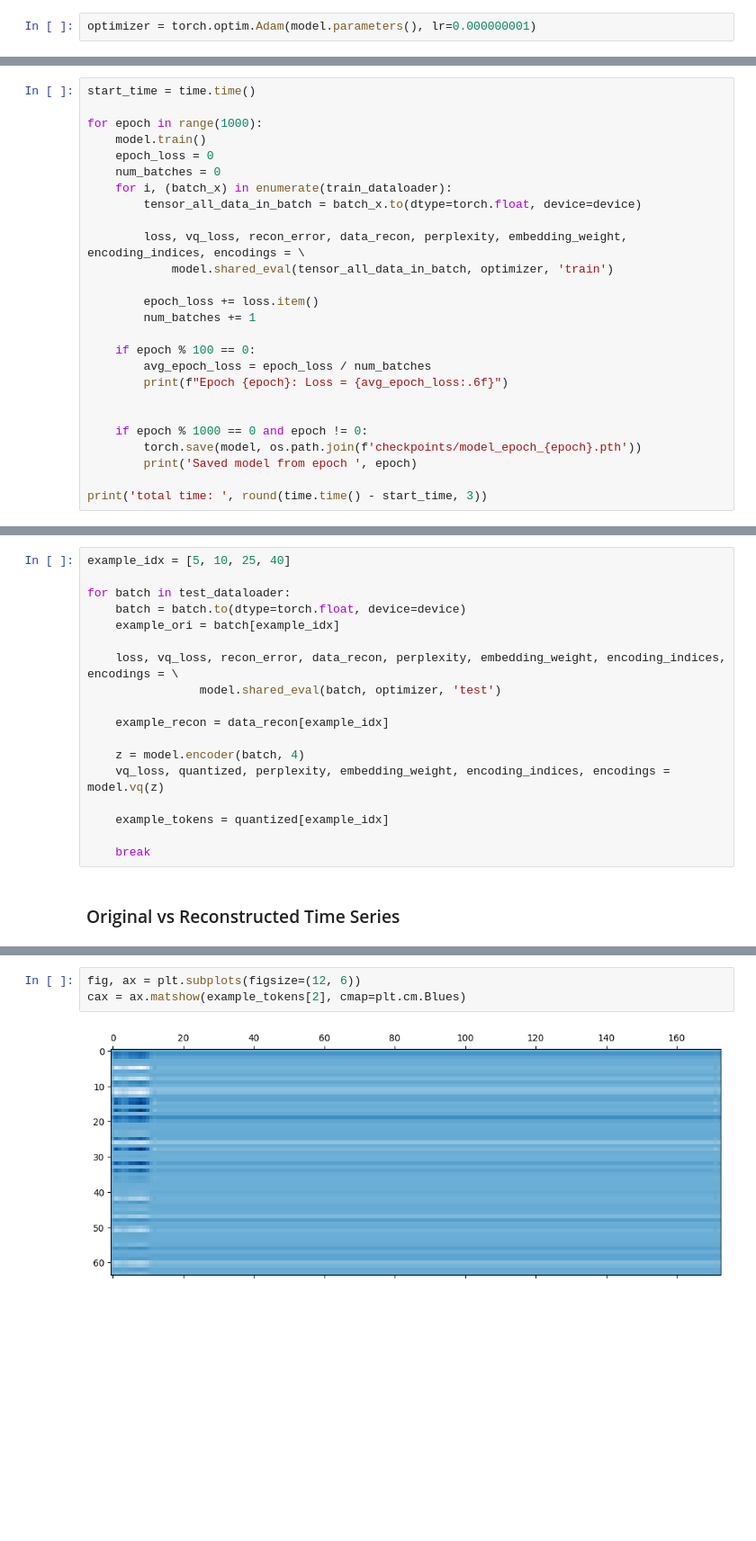
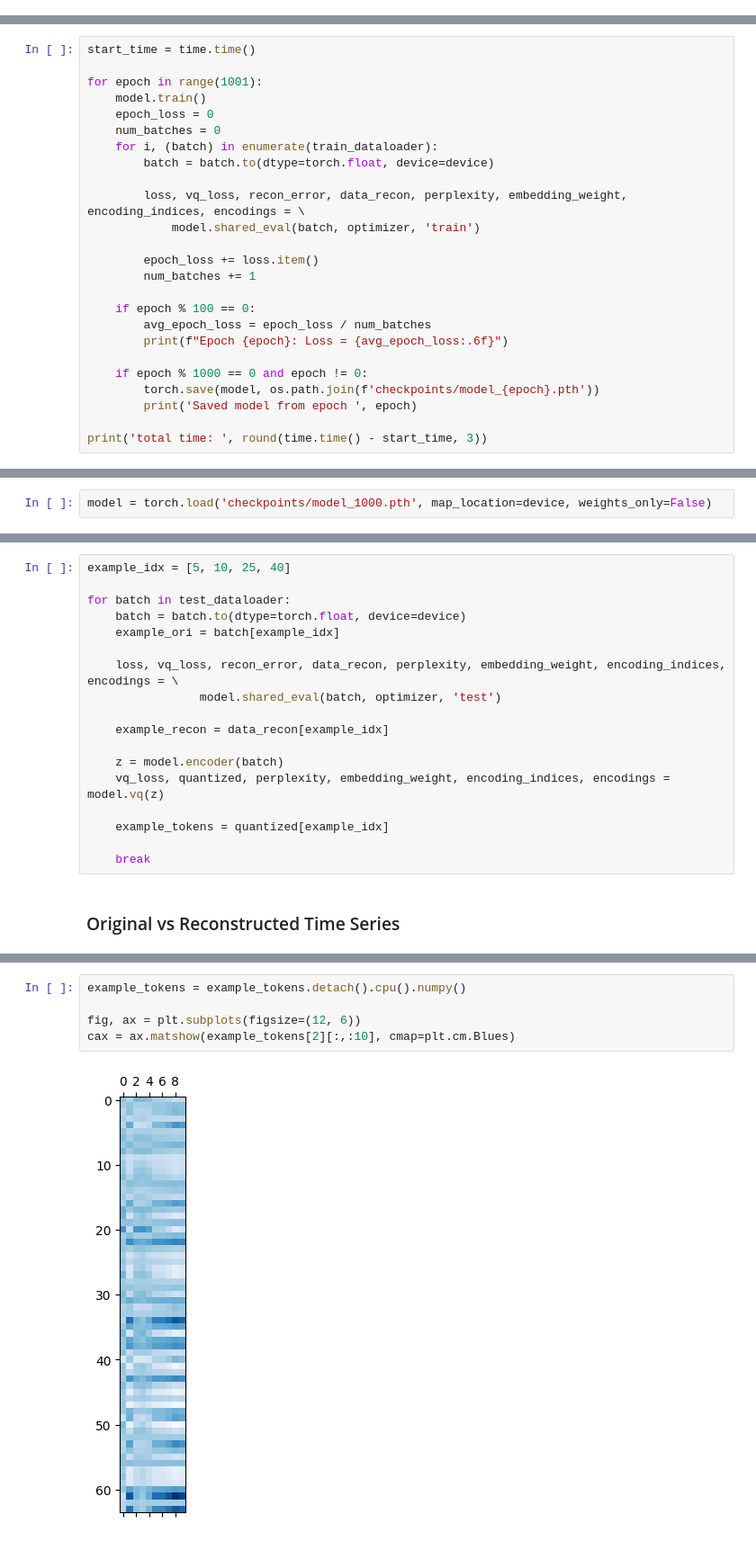
Before and after one commit to vivekvjyn/transvara-latents, a Jupyter notebook: train-vqvae.ipynb, the cells around one changed output, grey strips where cells are left out. Shown at 90% size. Cells and saved outputs as stored; diff of their text form; blank space fills up the shorter version.

```diff
--- a/train-vqvae.ipynb
+++ b/train-vqvae.ipynb
@@ -62,19 +63,17 @@ model.to(device)
-# %%
-optimizer = torch.optim.Adam(model.parameters(), lr=0.000000001)
 # %% [markdown]
 ### Train Loop
 # %%
 start_time = time.time()
 
-for epoch in range(1000):
+for epoch in range(1001):
     model.train()
     epoch_loss = 0
     num_batches = 0
-    for i, (batch_x) in enumerate(train_dataloader):
-        tensor_all_data_in_batch = batch_x.to(dtype=torch.float, device=device)
+    for i, (batch) in enumerate(train_dataloader):
+        batch = batch.to(dtype=torch.float, device=device)
 
         loss, vq_loss, recon_error, data_recon, perplexity, embedding_weight, encoding_indices, encodings = \
-            model.shared_eval(tensor_all_data_in_batch, optimizer, 'train')
+            model.shared_eval(batch, optimizer, 'train')
 
         epoch_loss += loss.item()
         num_batches += 1
@@ -83,9 +82,8 @@ for epoch in range(1000):
         avg_epoch_loss = epoch_loss / num_batches
         print(f"Epoch {epoch}: Loss = {avg_epoch_loss:.6f}")
 
-
     if epoch % 1000 == 0 and epoch != 0:
-        torch.save(model, os.path.join(f'checkpoints/model_epoch_{epoch}.pth'))
+        torch.save(model, os.path.join(f'checkpoints/model_{epoch}.pth'))
         print('Saved model from epoch ', epoch)
 
 print('total time: ', round(time.time() - start_time, 3))
@@ -104,3 +104,5 @@ total time:  1213.764
+# %%
+model = torch.load('checkpoints/model_1000.pth', map_location=device, weights_only=False)
 # %% [markdown]
 ## Reconstruction Test
 # %%
@@ -115,7 +117,7 @@ for batch in test_dataloader:
 
     example_recon = data_recon[example_idx]
 
-    z = model.encoder(batch, 4)
+    z = model.encoder(batch)
     vq_loss, quantized, perplexity, embedding_weight, encoding_indices, encodings = model.vq(z)
 
     example_tokens = quantized[example_idx]
@@ -148,5 +150,7 @@ plt.show()
 # %%
+example_tokens = example_tokens.detach().cpu().numpy()
+
 fig, ax = plt.subplots(figsize=(12, 6))
-cax = ax.matshow(example_tokens[2], cmap=plt.cm.Blues)
+cax = ax.matshow(example_tokens[2][:,:10], cmap=plt.cm.Blues)
 # %% [output]
-[figure, old version]
+[figure, new version]
```
Also changed, not shown: parts of 7 cells of this notebook, 4 other files.
